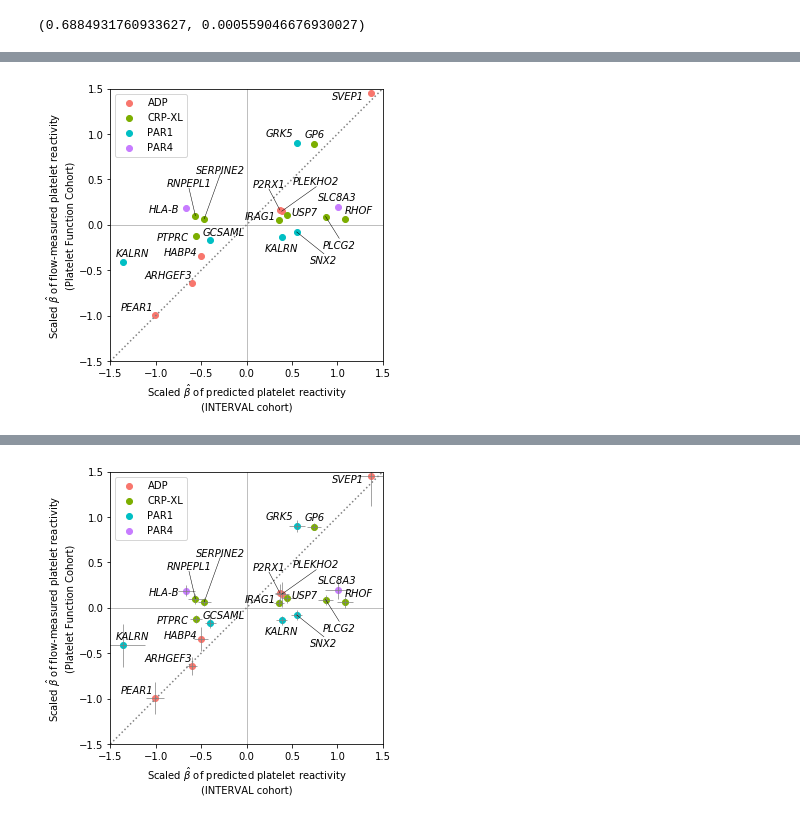
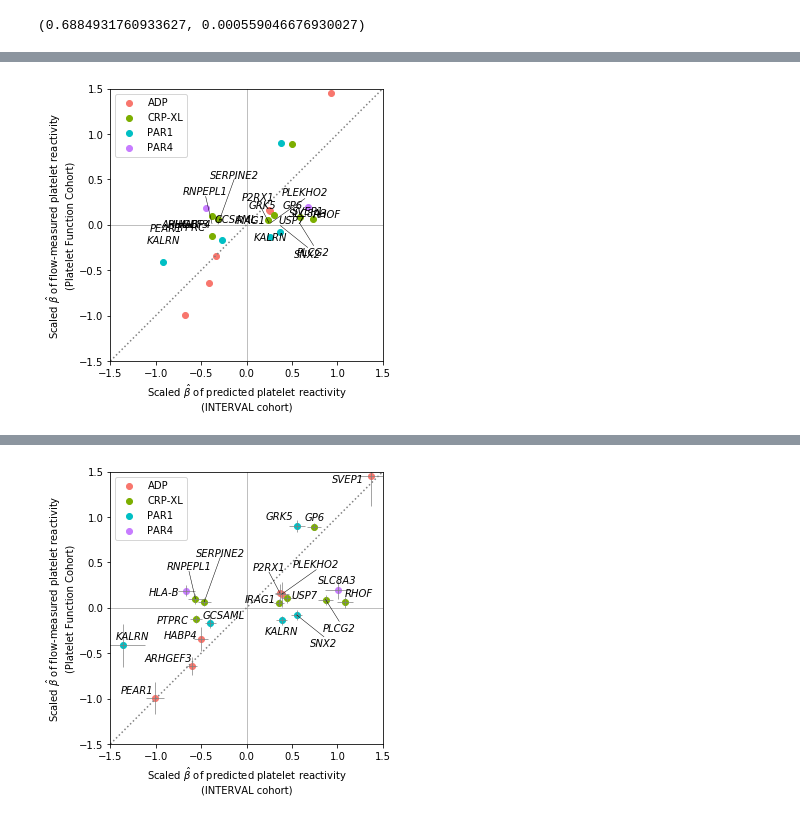
Before and after one commit to hippover/sysmex2pf, a Jupyter notebook: HV-7C-compute_scores_export_genotypes.ipynb, the cells around one changed output, grey strips where cells are left out. Saved outputs shown, nothing was run; the diff lists cells and outputs as text; code cells hidden in the pictures.

```diff
--- a/HV-7C-compute_scores_export_genotypes.ipynb
+++ b/HV-7C-compute_scores_export_genotypes.ipynb
@@ -245,8 +129,12 @@ bolt
 # %%
 # bb : best_betas
-pfc_bb_bolt = pfc_best_betas.merge(gwas_results,left_on=["CHR_PFC","POS_PFC"],right_on=["CHR","BP"],how="right")
+pfc_bb_bolt = pfc_best_betas.merge(
+    gwas_results,
+    left_on=["CHR_PFC","POS_PFC"],
+    right_on=["CHR","BP"],
+    how="right")
+pfc_bb_bolt = pfc_bb_bolt.rename(
+    columns={"SNP":"RSID_INTERVAL"})
-# %%
-pfc_bb_bolt = pfc_bb_bolt.rename(columns={"SNP":"RSID_INTERVAL"})
 # %%
 rsid_is_dot = pfc_bb_bolt.RSID_PFC == "."
 rsid_is_null = pfc_bb_bolt.RSID_PFC.isnull()
@@ -635,10 +513,17 @@ Index(['RSID_PFC', 'CHR_PFC', 'POS_PFC', 'REF_PFC', 'ALT_PFC', 'AAF_PFC',
 # %% [markdown]
 ## Make effect sizes homogenous
+# %%
+mix["BETA_INTERVAL_PFC_convention"] = - mix["BETA_INTERVAL"]
 # %%
+from sklearn.linear_model import LinearRegression
+
+mix["homogenous_BETA"] = 0.
+mix["homogenous_SE"] = 0.
+
 for ago in mix.best_agonist_PFC.unique().tolist():
     print(ago)
     cond = (mix.best_agonist_PFC == ago)
-    lm = LinearRegression(fit_intercept=False).fit(mix.loc[cond,["BETA_PFC"]],mix.loc[cond,["BETA_INTERVAL"]])
+    lm = LinearRegression(fit_intercept=False).fit(mix.loc[cond,["BETA_PFC"]],mix.loc[cond,["BETA_INTERVAL_PFC_convention"]])
     mix.loc[cond,"homogenous_BETA"] = lm.predict(mix.loc[cond,["BETA_PFC"]])
     mix.loc[cond,"homogenous_SE"] = mix.loc[cond,["SE_PFC"]].values[:,0]*np.abs(lm.coef_[0,0])
 # %% [output]
@@ -816,10 +799,4 @@ comp
 # %%
-ells = {}
-for i, row in comp.iterrows():
-    ells[i] = Ellipse(xy=np.array([row["BETA_INTERVAL"],row["homogenous_BETA"]]),
-                  angle = 0.,
-                  width=row["SE_INTERVAL"],height=-1*row["homogenous_SE"])
-
 fig, ax = plt.subplots(subplot_kw={'aspect': 'equal'},figsize=(5,5))
 
 ax.axvline(0,ls='-',c="grey",lw=.5)
@@ -828,7 +805,7 @@ ax.plot([-1.5,1.5],[-1.5,1.5],ls=":",c="grey")
 
 colors = {"ADP":"#F8766D","CRP-XL":"#7CAE00","PAR1":"#00BFC4","PAR4":"#C77CFF"}
 for i, (ago, comp_) in enumerate(comp.groupby("best_agonist_PFC")):
-    ax.scatter(comp_["BETA_INTERVAL"],comp_["homogenous_BETA"],c=colors[ago],label=ago)
+    ax.scatter(comp_["INTERVAL_BETA_PFC_convention_scaled"],comp_["homogenous_BETA_scaled"],c=colors[ago],label=ago)
 ax.legend()
 
 
@@ -865,33 +842,34 @@ for i, row in comp.iterrows():
     #ax.add_artist(ells[i])
     ells[i].set_clip_box(ax.bbox)
     ells[i].set_alpha(.5)
     ago = row["best_agonist_PFC"]
     ells[i].set_facecolor(colors[ago])
     ells[i].set_edgecolor(colors[ago])
     #weight = "bold" if row["SYMBOL"] in known_genes else None
     weight = None
     if row["SYMBOL"] in shifts:
         shift_x,shift_y = shifts[row["SYMBOL"]]
     else:
         shift_x,shift_y = 0,0
     if row["SYMBOL"] == "KALRN" and i == 15:
         shift_x,shift_y = 0.1,0.02
-    ax.text(row["BETA_INTERVAL"]+shift_x,
+    ax.text(row["INTERVAL_BETA_PFC_convention_scaled"]+shift_x,
             .05+row["homogenous_BETA"]+shift_y,row["SYMBOL"],
             ha="center",style="italic",weight=weight)
     if row["SYMBOL"] in to_link:
         shift_x_link, shift_y_link = 0., .11
         if row["SYMBOL"] in link_shift:
             shift_x_link, shift_y_link = link_shift[row["SYMBOL"]]
-        ax.plot([row["BETA_INTERVAL"],row["BETA_INTERVAL"]+shift_x+shift_x_link],
+        ax.plot([row["INTERVAL_BETA_PFC_convention_scaled"],
+                 row["INTERVAL_BETA_PFC_convention_scaled"]+shift_x+shift_x_link],
                 [row["homogenous_BETA"],.05+row["homogenous_BETA"]+shift_y+shift_y_link],lw=.5,c="black")
 
 ax.set_xlabel("Scaled $\hat{\\beta}$ of predicted platelet reactivity \n(INTERVAL cohort)")
 ax.set_ylabel("Scaled $\hat{\\beta}$ of flow-measured platelet reactivity\n(Platelet Function Cohort)")
 
 ax.set_xlim((-1.5,1.5))
 ax.set_ylim((-1.5,1.5))
 plt.tight_layout()
 plt.savefig("/home/hv270/sysmex2pf/figures/betas.pdf")
 # %% [output]
-[figure, old version]
+[figure, new version]
```
Also changed, not shown: parts of 61 cells of this notebook, 4 other files.
